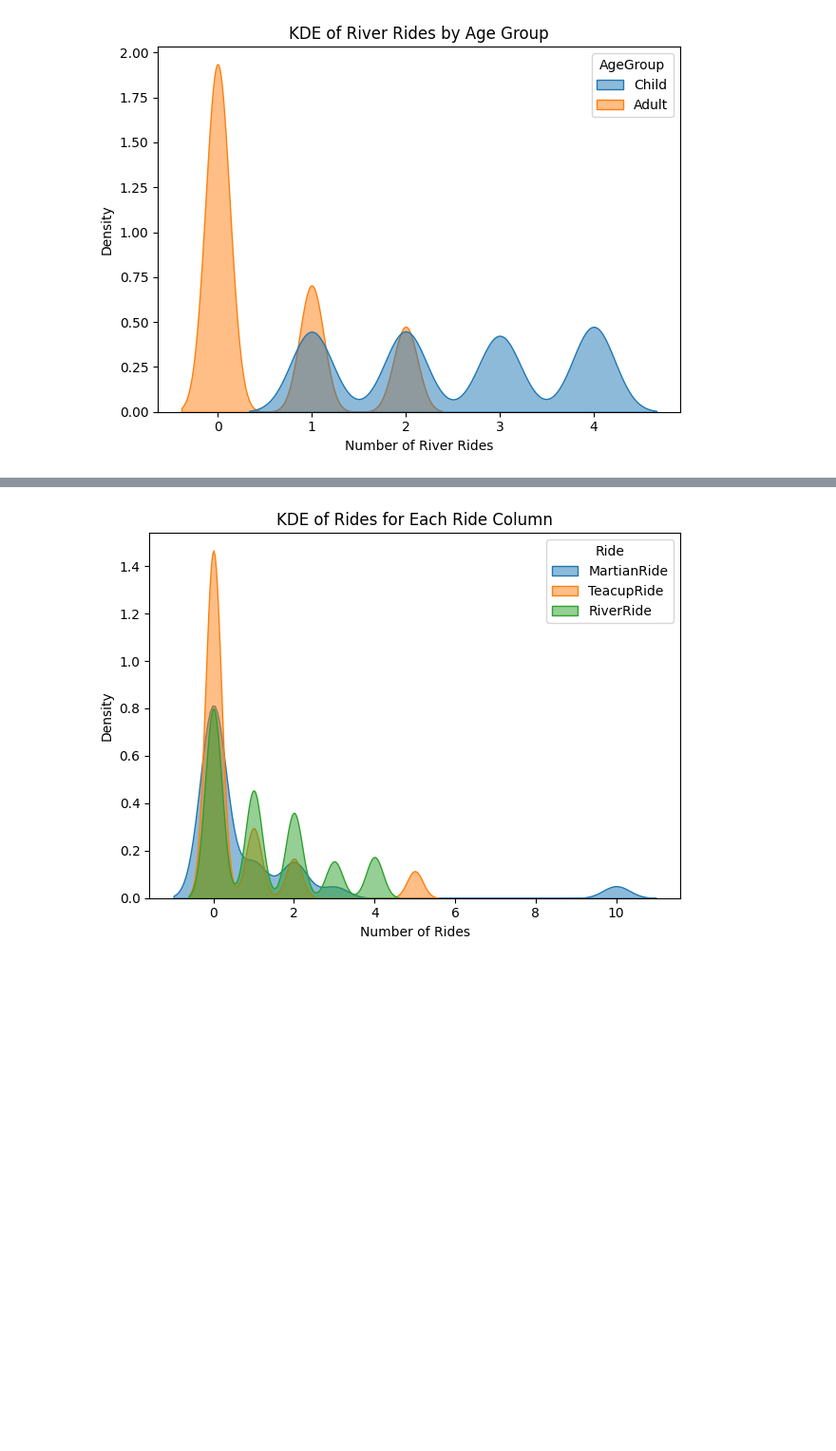
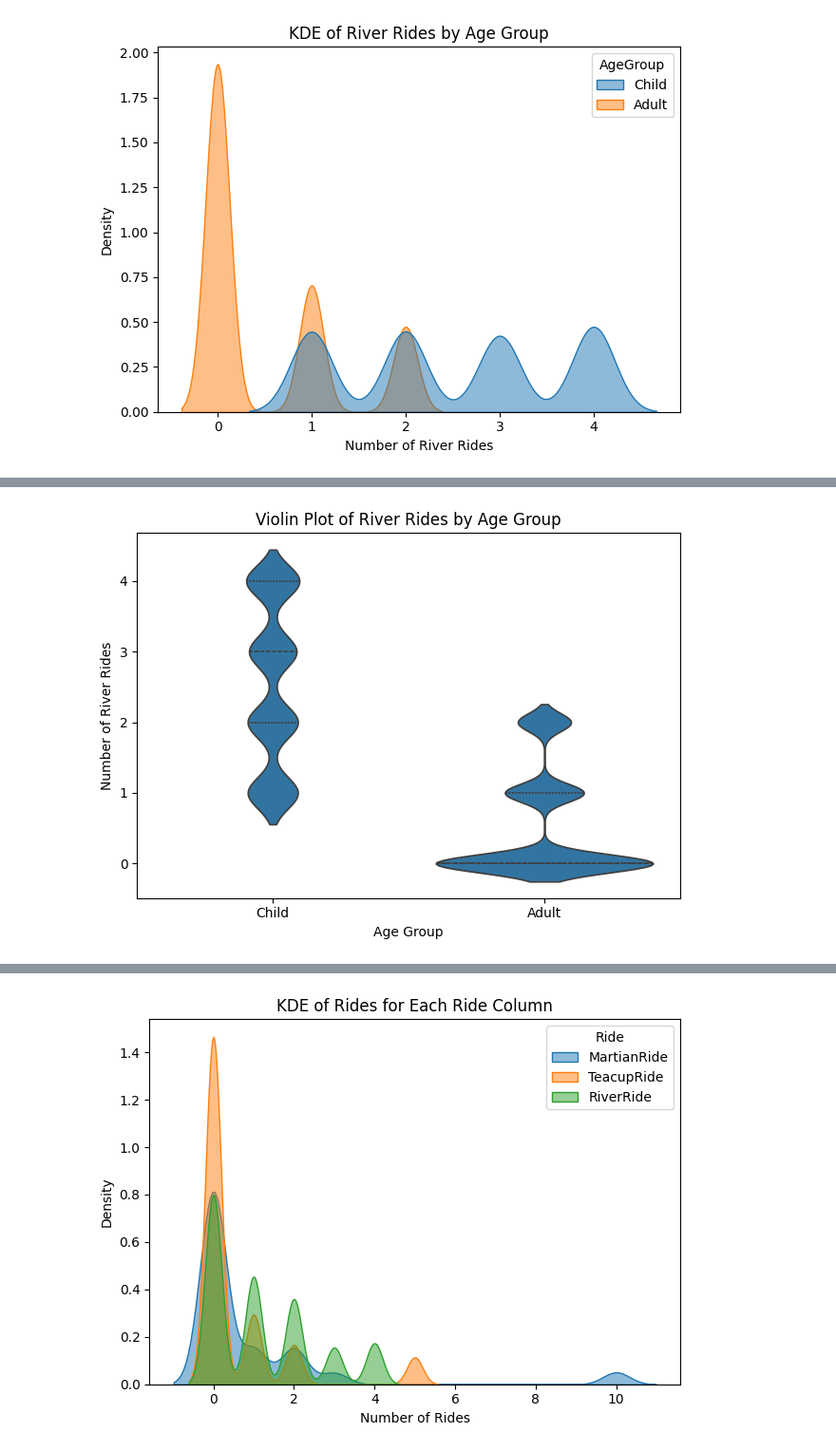
Before and after one commit to rain-dimen/OMDS-ModB2-Milestone3-Dimen-Rain, a Jupyter notebook: OMDS-ModB2-Week3-Dimen-Rain.ipynb, the cells around one changed output, grey strips where cells are left out. Shown: that part at 95% size. Saved outputs shown, nothing was run; the diff lists cells and outputs as text; code cells hidden in the pictures; blank space fills up the shorter version.

```diff
--- a/OMDS-ModB2-Week3-Dimen-Rain.ipynb
+++ b/OMDS-ModB2-Week3-Dimen-Rain.ipynb
@@ -403,0 +417,9 @@ plt.show()
+# %%
+sns.violinplot(data=df, x='AgeGroup', y='RiverRide', inner='quartile')
+plt.title('Violin Plot of River Rides by Age Group')
+plt.xlabel('Age Group')
+plt.ylabel('Number of River Rides')
+plt.tight_layout()
+plt.show()
+# %% [output]
+[figure, added]
```
Also changed, not shown: parts of 2 cells of this notebook.
